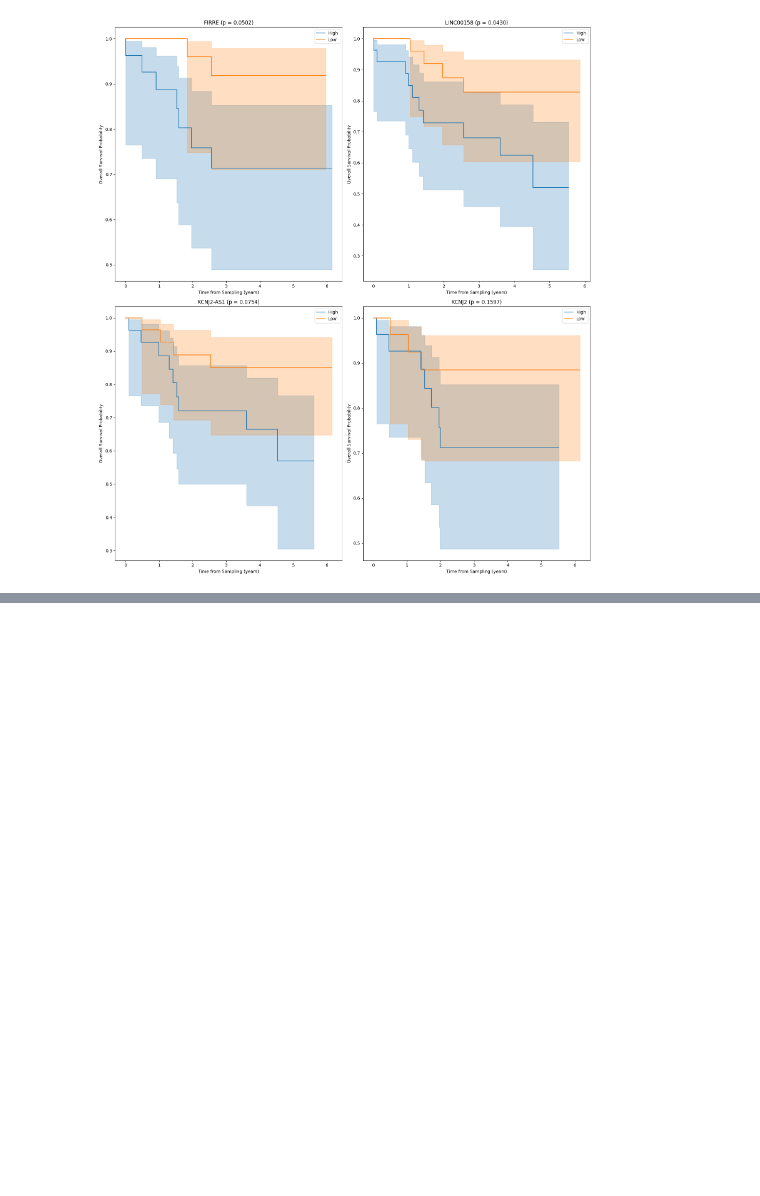
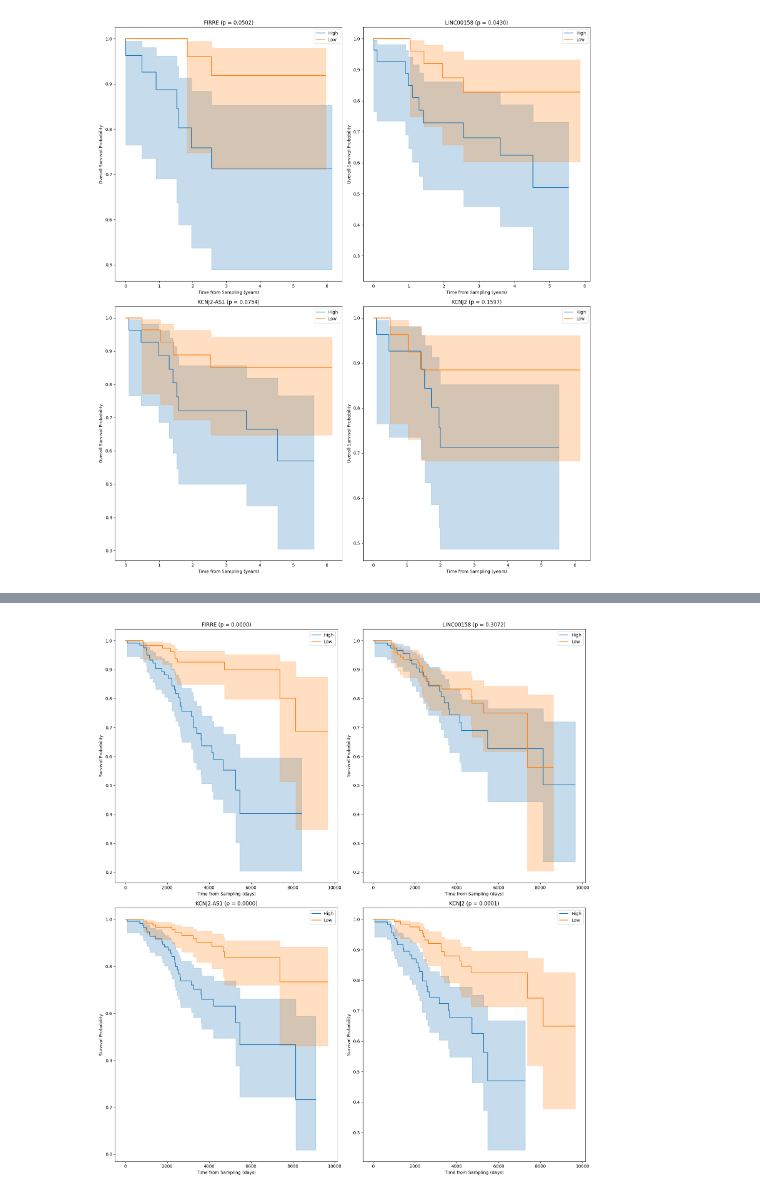
Before and after one commit to BiodataAnalysisGroup/lncAPNet, a Jupyter notebook: notebooks/Post-hoc_Analysis/Clinical_covariated.ipynb, the cells around one changed output, grey strips where cells are left out. Cells and saved outputs as stored; diff of their text form; code cells hidden in the pictures; blank space fills up the shorter version.

```diff
--- a/notebooks/Post-hoc_Analysis/Clinical_covariated.ipynb
+++ b/notebooks/Post-hoc_Analysis/Clinical_covariated.ipynb
@@ -133,0 +257,86 @@ plt.show()
+# %%
+import pandas as pd
+import matplotlib.pyplot as plt
+from lifelines import KaplanMeierFitter
+from lifelines.statistics import logrank_test
+
+# -------------------------
+# 1. Load clinical metadata
+# -------------------------
+clinical = pd.read_csv("../../data/ICGC/clinical_info.csv")
+
+# Keep only rows with survival time
+clinical = clinical.dropna(subset=["donor_survival_time"])
+
+# Create binary event column: 1 = deceased, 0 = alive
+clinical["Status"] = clinical["donor_vital_status"].map({"deceased": 1, "alive": 0})
+
+# -------------------------
+# 2. Load expression matrix
+# -------------------------
+expr = pd.read_csv("../../data/ICGC/c.csv", index_col=0)
+
+# -------------------------
+# 3. Genes of interest
+# -------------------------
+genes = ["FIRRE", "LINC00158", "KCNJ2-AS1", "KCNJ2"]
+
+# -------------------------
+# 4. Kaplan–Meier plots
+# -------------------------
+fig, axes = plt.subplots(2, 2, figsize=(16, 18))
+axes = axes.flatten()
+
+for i, gene in enumerate(genes):
+    ax = axes[i]
+
+    if gene not in expr.index:
+        ax.text(0.5, 0.5, f"{gene} not found", ha="center", va="center", fontsize=14)
+        ax.axis("off")
+        continue
+
+    # Extract gene expression vector
+    gene_expr = expr.loc[gene].rename("Expression")
+
+    # Merge by Samples
+    df = clinical.merge(gene_expr, left_on="Samples", right_index=True)
+
+    # Drop rows with missing values in critical columns
+    df = df.dropna(subset=["donor_survival_time", "Status", "Expression"])
+
+    # Stratify into High vs Low by median
+    df[f"{gene}_group"] = (
+        (df["Expression"] > df["Expression"].median())
+        .map({True: "High", False: "Low"})
+    )
+
+    # Kaplan–Meier fit
+    kmf = KaplanMeierFitter()
+    for group, grouped_df in df.groupby(f"{gene}_group"):
+        kmf.fit(
+            durations=grouped_df["donor_survival_time"],
+            event_observed=grouped_df["Status"],
+            label=group,
+        )
+        kmf.plot_survival_function(ax=ax, ci_show=True)
+
+    # Log-rank test
+    high = df[df[f"{gene}_group"] == "High"]
+    low = df[df[f"{gene}_group"] == "Low"]
+    results = logrank_test(
+        high["donor_survival_time"],
+        low["donor_survival_time"],
+        event_observed_A=high["Status"],
+        event_observed_B=low["Status"],
+    )
+    pval = results.p_value
+
+    ax.set_title(f"{gene} (p = {pval:.4f})")
+    ax.set_xlabel("Time from Sampling (days)")
+    ax.set_ylabel("Survival Probability")
+
+plt.tight_layout()
+plt.savefig("../../figures/KaplanMeier_OS_all_genes_ICGC_ac.png", dpi=300)
+plt.show()
+# %% [output]
+[figure, added]
```
Also changed, not shown: parts of 4 cells of this notebook, 3 other files.
